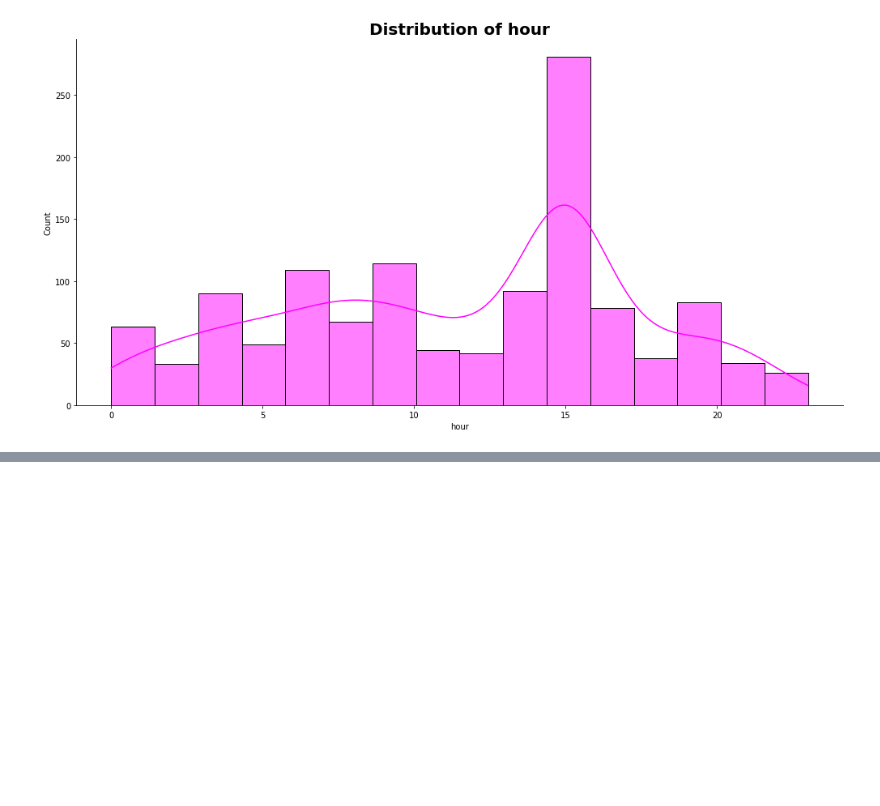
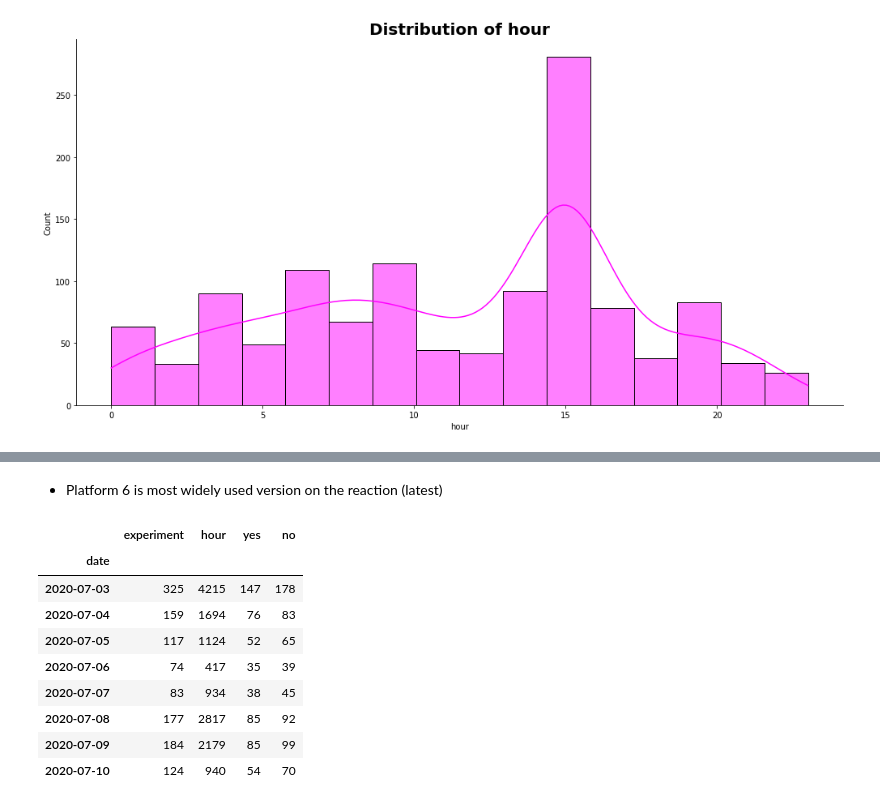
Before and after one commit to toussyn/abtest-mlops, a Jupyter notebook: notebooks/exploratory_data_analysis.ipynb, the cells around one changed output, grey strips where cells are left out. Cells and saved outputs as stored; diff of their text form; code cells hidden in the pictures; blank space fills up the shorter version.

```diff
--- a/notebooks/exploratory_data_analysis.ipynb
+++ b/notebooks/exploratory_data_analysis.ipynb
@@ -260,0 +319,17 @@ fig = visualization.plot_hist(response,'hour','magenta')
+# %% [markdown]
+* Platform 6 is most widely used version on the reaction (latest)
+# %%
+# group by date and aggriagte all columns
+date_group_df = response.groupby('date').agg({'experiment':'count','hour':'sum','yes':'sum', 'no':'sum'})
+date_group_df
+# %% [output]
+|  | experiment | hour | yes | no |
+| date |  |  |  |  |
+| 2020-07-03 | 325 | 4215 | 147 | 178 |
+| 2020-07-04 | 159 | 1694 | 76 | 83 |
+| 2020-07-05 | 117 | 1124 | 52 | 65 |
+| 2020-07-06 | 74 | 417 | 35 | 39 |
+| 2020-07-07 | 83 | 934 | 38 | 45 |
+| 2020-07-08 | 177 | 2817 | 85 | 92 |
+| 2020-07-09 | 184 | 2179 | 85 | 99 |
+| 2020-07-10 | 124 | 940 | 54 | 70 |
```
Also changed, not shown: parts of 9 cells of this notebook.
